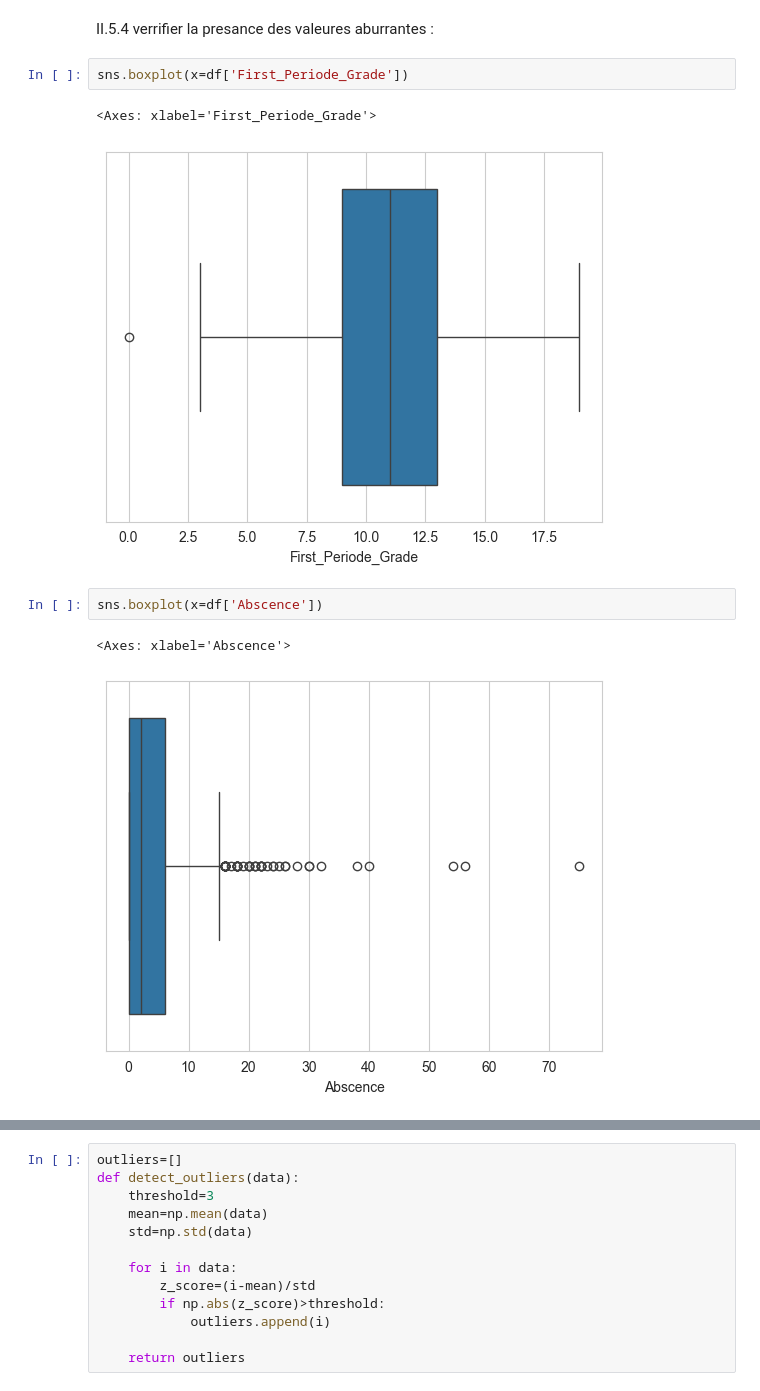
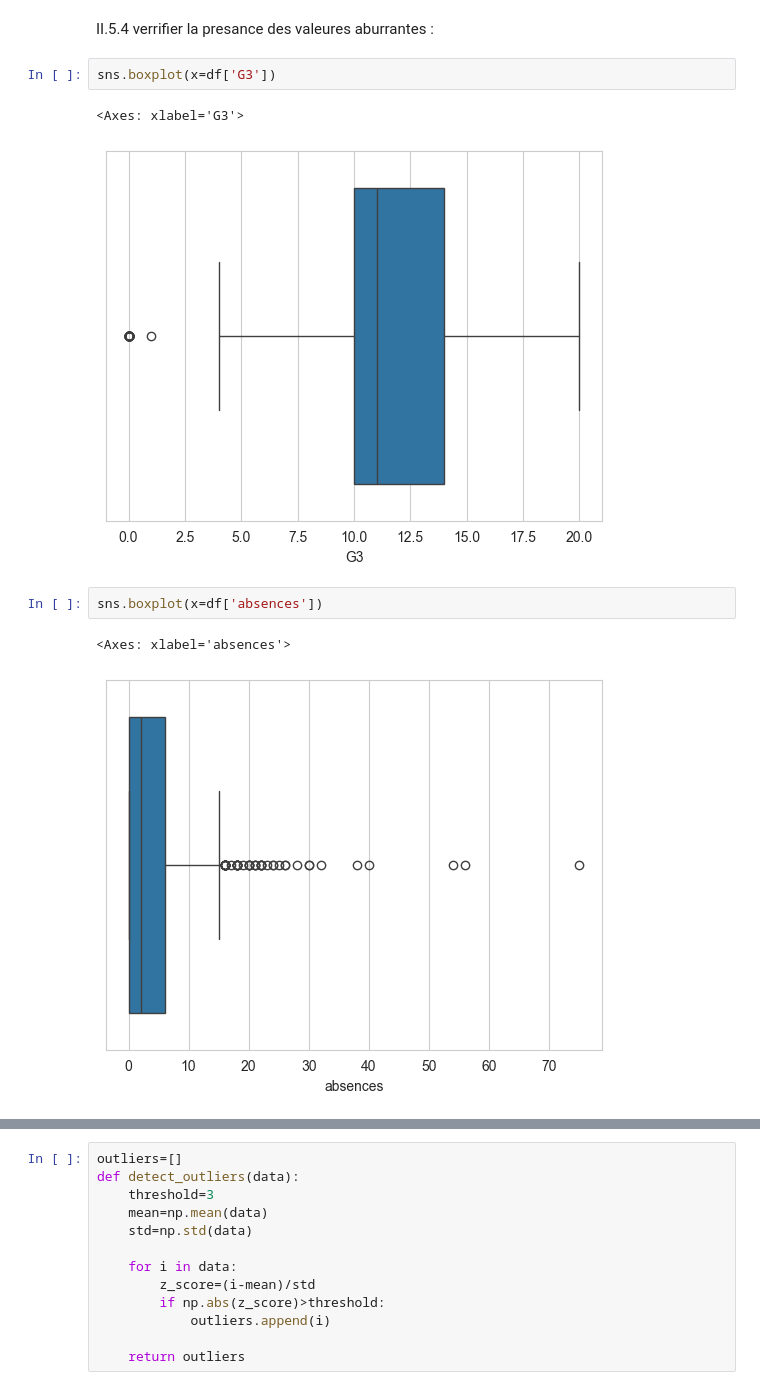
Before and after one commit to AyoubSamy/performance_student_analysis_project, a Jupyter notebook: notebook/notbook1.ipynb, the cells around one changed output, grey strips where cells are left out. Saved outputs shown, nothing was run; the diff lists cells and outputs as text.

```diff
--- a/notebook/notbook1.ipynb
+++ b/notebook/notbook1.ipynb
@@ -173,13 +170,13 @@ dtype: object
 # %% [markdown]
 II.5.4 verrifier la presance des valeures aburrantes :
 # %%
-sns.boxplot(x=df['First_Periode_Grade'])
+sns.boxplot(x=df['G3'])
 # %% [output]
-<Axes: xlabel='First_Periode_Grade'>
+<Axes: xlabel='G3'>
-[figure, old version]
+[figure, new version]
 # %%
-sns.boxplot(x=df['Abscence'])
+sns.boxplot(x=df['absences'])
 # %% [output]
-<Axes: xlabel='Abscence'>
+<Axes: xlabel='absences'>
 [figure]
 # %%
```
Also changed, not shown: parts of 55 cells of this notebook, 1 other file.
